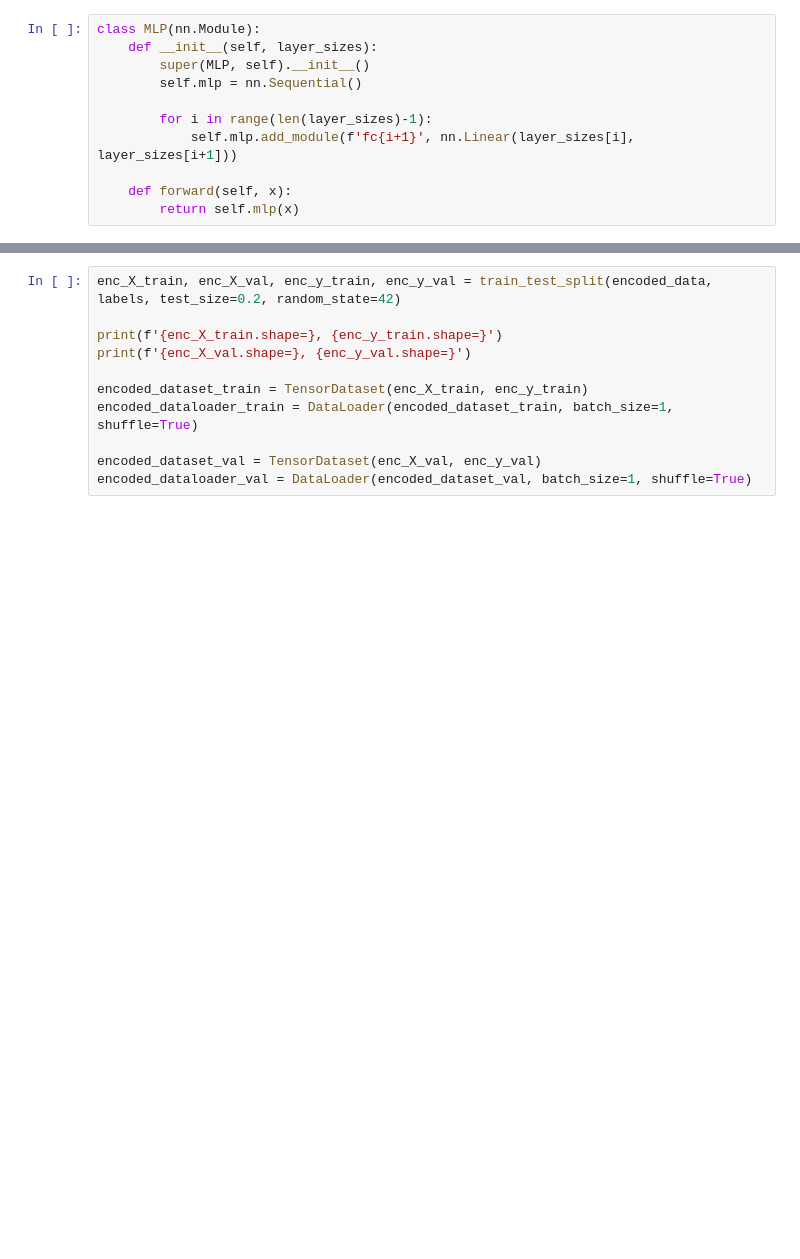
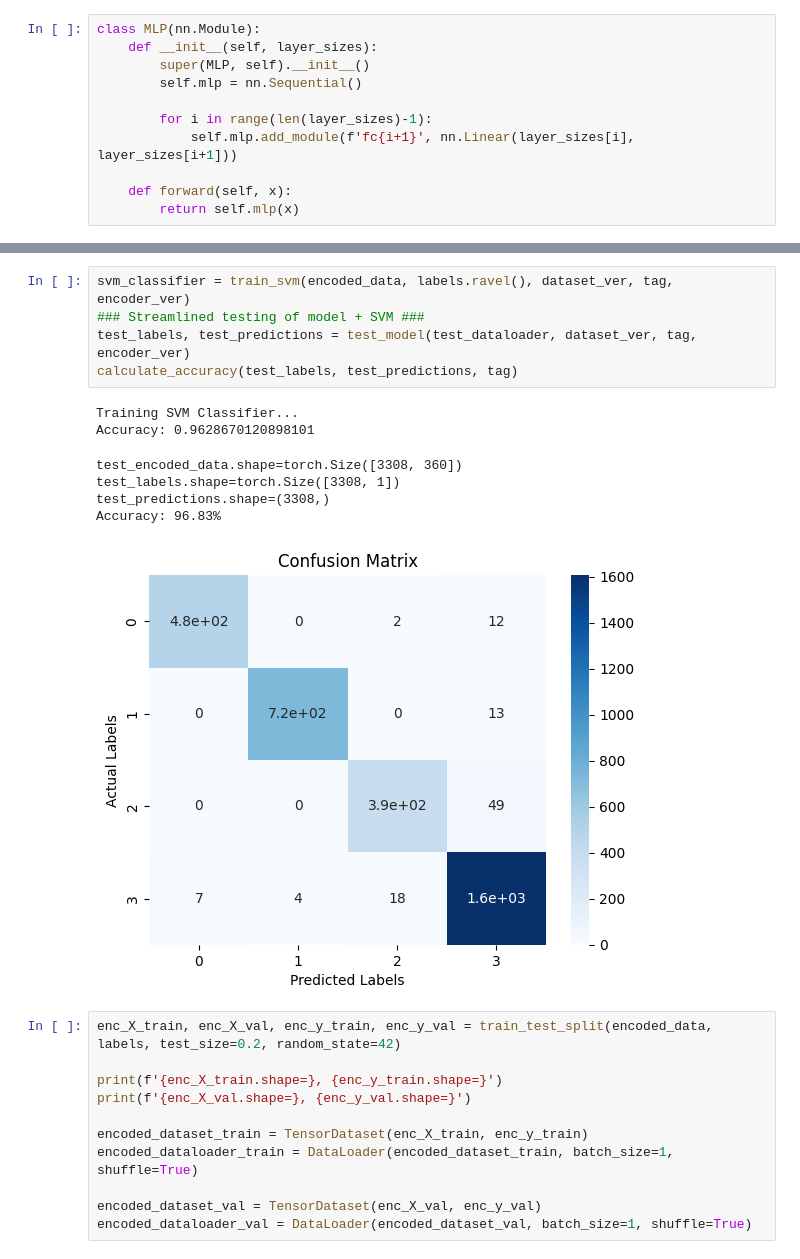
Before and after one commit to zachlim283/DLProject, a Jupyter notebook: MLP_train.ipynb, the cells around one changed output, grey strips where cells are left out. Saved outputs shown, nothing was run; the diff lists cells and outputs as text; blank space fills up the shorter version.

Commit message:
MLP train, TCN update

```diff
--- a/MLP_train.ipynb
+++ b/MLP_train.ipynb
@@ -216,5 +205,18 @@ Training Loss: 0.0100, Val Loss: 0.0102
 Starting Epoch 12...
 ... (42 outputs left out)
+# %%
+svm_classifier = train_svm(encoded_data, labels.ravel(), dataset_ver, tag, encoder_ver)
+### Streamlined testing of model + SVM ###
+test_labels, test_predictions = test_model(test_dataloader, dataset_ver, tag, encoder_ver)
+calculate_accuracy(test_labels, test_predictions, tag)
+# %% [output]
+Training SVM Classifier...
+Accuracy: 0.9628670120898101
+test_encoded_data.shape=torch.Size([3308, 360])
+test_labels.shape=torch.Size([3308, 1])
+test_predictions.shape=(3308,)
+Accuracy: 96.83%
+[figure, added]
 # %%
 enc_X_train, enc_X_val, enc_y_train, enc_y_val = train_test_split(encoded_data, labels, test_size=0.2, random_state=42)
 
```
Also changed, not shown: parts of 7 cells of this notebook, 3 other files.
